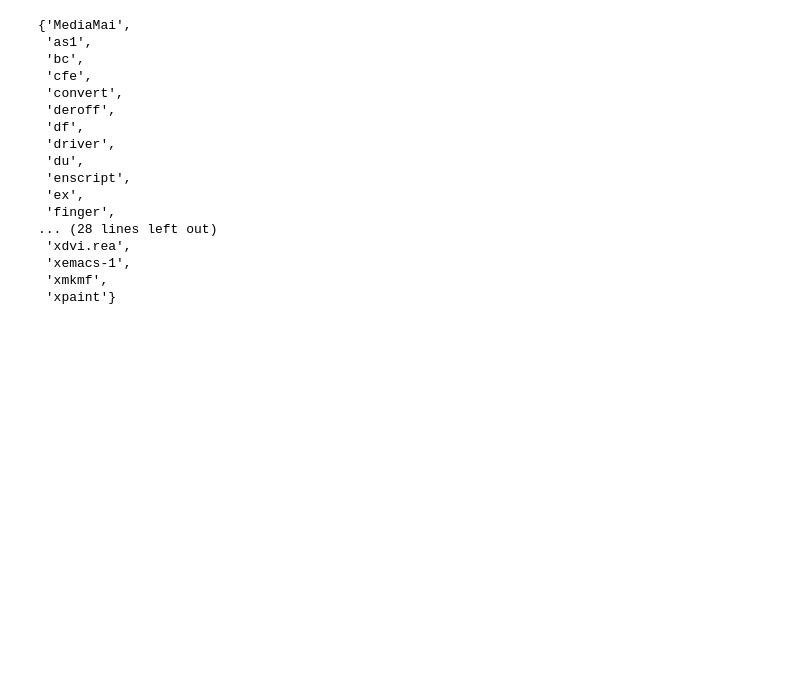
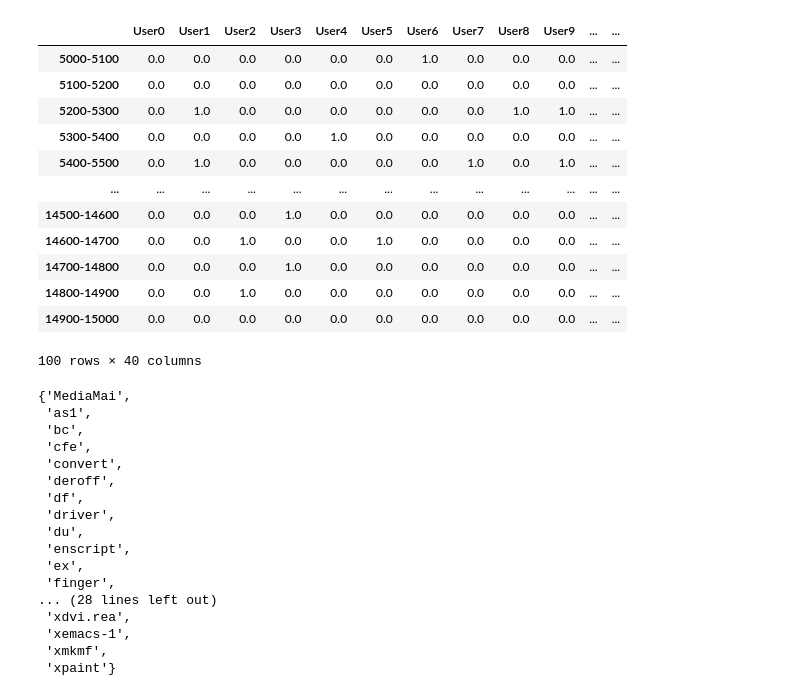
Before and after one commit to ErezSC42/fraud_detection_challenge, a Jupyter notebook: data_exploration.ipynb, the cells around one changed output. Cells and saved outputs as stored; diff of their text form; code cells hidden in the pictures; blank space fills up the shorter version.

```diff
--- a/data_exploration.ipynb
+++ b/data_exploration.ipynb
@@ -20,6 +20,24 @@ TEST_SEGMENT_COUNT = TEST_HEADER_COUNT // SEGMENT_LEN
 
 
 # 90 of the test segments are genuine (i.e., benign) and 10 segments are entered bya masquerader (randomly sorted).
+# %%
+#   load answer for classifcation
+gt_df = pd.read_csv("challengeToFill.csv", index_col=0)
+gt_df.T[TRAIN_SEGMENT_COUNT:]
+# %% [output]
+|  | User0 | User1 | User2 | User3 | User4 | User5 | User6 | User7 | User8 | User9 | ... | ... |
+| 5000-5100 | 0.0 | 0.0 | 0.0 | 0.0 | 0.0 | 0.0 | 1.0 | 0.0 | 0.0 | 0.0 | ... | ... |
+| 5100-5200 | 0.0 | 0.0 | 0.0 | 0.0 | 0.0 | 0.0 | 0.0 | 0.0 | 0.0 | 0.0 | ... | ... |
+| 5200-5300 | 0.0 | 1.0 | 0.0 | 0.0 | 0.0 | 0.0 | 0.0 | 0.0 | 1.0 | 1.0 | ... | ... |
+| 5300-5400 | 0.0 | 0.0 | 0.0 | 0.0 | 1.0 | 0.0 | 0.0 | 0.0 | 0.0 | 0.0 | ... | ... |
+| 5400-5500 | 0.0 | 1.0 | 0.0 | 0.0 | 0.0 | 0.0 | 0.0 | 1.0 | 0.0 | 1.0 | ... | ... |
+| ... | ... | ... | ... | ... | ... | ... | ... | ... | ... | ... | ... | ... |
+| 14500-14600 | 0.0 | 0.0 | 0.0 | 1.0 | 0.0 | 0.0 | 0.0 | 0.0 | 0.0 | 0.0 | ... | ... |
+| 14600-14700 | 0.0 | 0.0 | 1.0 | 0.0 | 0.0 | 1.0 | 0.0 | 0.0 | 0.0 | 0.0 | ... | ... |
+| 14700-14800 | 0.0 | 0.0 | 0.0 | 1.0 | 0.0 | 0.0 | 0.0 | 0.0 | 0.0 | 0.0 | ... | ... |
+| 14800-14900 | 0.0 | 0.0 | 1.0 | 0.0 | 0.0 | 0.0 | 0.0 | 0.0 | 0.0 | 0.0 | ... | ... |
+| 14900-15000 | 0.0 | 0.0 | 0.0 | 0.0 | 0.0 | 0.0 | 0.0 | 0.0 | 0.0 | 0.0 | ... | ... |
+100 rows × 40 columns
 # %%
 def user_list_to_df(user_id: str, user_data_list: List[str]):
     df_user = pd.DataFrame({
```
